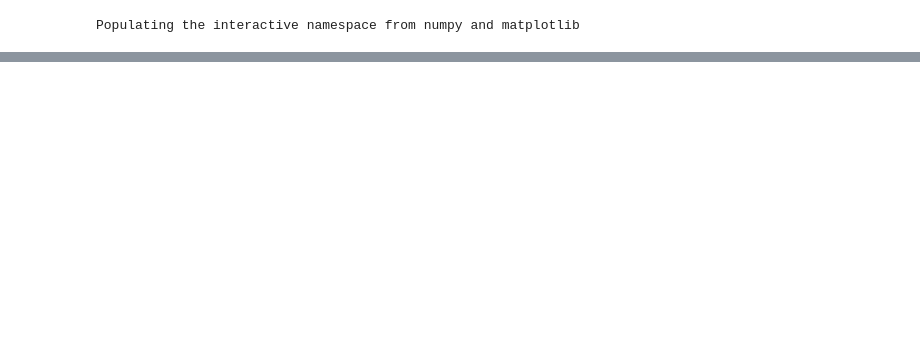
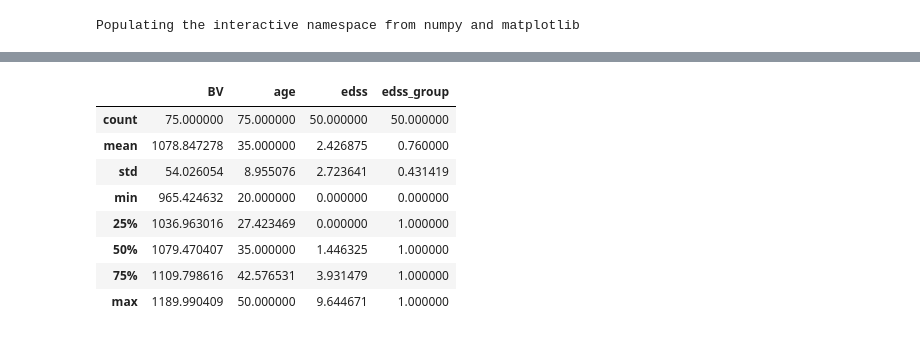
Before and after one commit to akeshavan/bioe_rotation3, a Jupyter notebook: notebooks/Refactor.ipynb, the cells around one changed output, grey strips where cells are left out. Cells and saved outputs as stored; diff of their text form; code cells hidden in the pictures; blank space fills up the shorter version.

```diff
--- a/notebooks/Refactor.ipynb
+++ b/notebooks/Refactor.ipynb
@@ -53,3 +75,6 @@ class simInput(BaseInterfaceInputSpec):
     hi_mean = tr.Float(6.0,usedefault=True)
     lo_sig = tr.Float(1.1,usedefault=True)
     hi_sig = tr.Float(0.8,usedefault=True)
+
+    #Name
+    sid = tr.String("Site1")
@@ -56,17 +83,8 @@ class simInput(BaseInterfaceInputSpec):
 # %%
 class simOutput(TraitedSpec):
 
-    age_hc = tr.List(tr.Float())
-    age_ms = tr.List(tr.Float())
-
-    edss = tr.List(tr.Float())
-    llr = tr.List(tr.Float())
-
-    BV_hc = tr.List(tr.Float())
-    BV_ms = tr.List(tr.Float())
-
     df = tr.Any()
-    scan = tr.Function(desc="Function that takes real BV and returns scanned BV")
+    scan = tr.Tuple(desc="args to Function that takes real BV and returns scanned BV")
 
     def _repr_html_(self):
         return self.df.describe()._repr_html_()
@@ -85,7 +114,7 @@ class sim(BaseInterface):
         return runtime
 
     def _sim_data(self):
-        o = self._outputs().get()
+        o = {}#self._outputs().get()
         o['age_hc'] = np.linspace(*self.inputs.age_hc_range,
                                           num = self.inputs.n_hc)
         o['age_ms'] = np.linspace(*self.inputs.age_ms_range,
@@ -132,6 +161,7 @@ class sim(BaseInterface):
         n_ms = self.inputs.n_ms
         n_hc = self.inputs.n_hc
         p = {}
+        p['subject'] = ["%s_%03d"%(self.inputs.sid,d) for d in range(n_ms+n_hc)]
         p['subject_type'] = np.hstack((["MS"]*n_ms,["HC"]*n_hc))
         p['age'] = np.hstack((o['age_ms'],o['age_hc']))
         p['edss'] = np.hstack((o['edss'],np.ones(n_hc)*np.nan))
@@ -142,11 +172,12 @@ class sim(BaseInterface):
         return df
 
     def _list_outputs(self):
-        o = self._sim_data()
-        for key, value in o.iteritems():
-            if isdefined(value):
-                o[key] = value.tolist()
-        o['df'] = self.get_df(o)
-        o['scan'] = lambda x: self.inputs.alpha * x + \
-                    np.random.normal(self.inputs.gamma,self.inputs.sig_s,len(x))
+        o = self._outputs().get()
+        p = self._sim_data()
+
+        o['df'] = self.get_df(p)
+        o['scan'] = (self.inputs.alpha,
+                     self.inputs.gamma,
+                     self.inputs.sig_s)
+
         return o
@@ -155,3 +199,15 @@ ucsf = sim().run()
 # %%
-milan = sim(n_hc=25,n_ms=50,d_dist=0.65,alpha=0.7).run() #Milan has more high EDSS people
+milan = sim(sid="milan",n_hc=25,n_ms=50,d_dist=0.65,alpha=0.7).run()
+#Milan has more high EDSS people
+milan.outputs
+# %% [output]
+|  | BV | age | edss | edss_group |
+| count | 75.000000 | 75.000000 | 50.000000 | 50.000000 |
+| mean | 1078.847278 | 35.000000 | 2.426875 | 0.760000 |
+| std | 54.026054 | 8.955076 | 2.723641 | 0.431419 |
+| min | 965.424632 | 20.000000 | 0.000000 | 0.000000 |
+| 25% | 1036.963016 | 27.423469 | 0.000000 | 1.000000 |
+| 50% | 1079.470407 | 35.000000 | 1.446325 | 1.000000 |
+| 75% | 1109.798616 | 42.576531 | 3.931479 | 1.000000 |
+| max | 1189.990409 | 50.000000 | 9.644671 | 1.000000 |
 # %%
```
Also changed, not shown: parts of 42 cells of this notebook.
